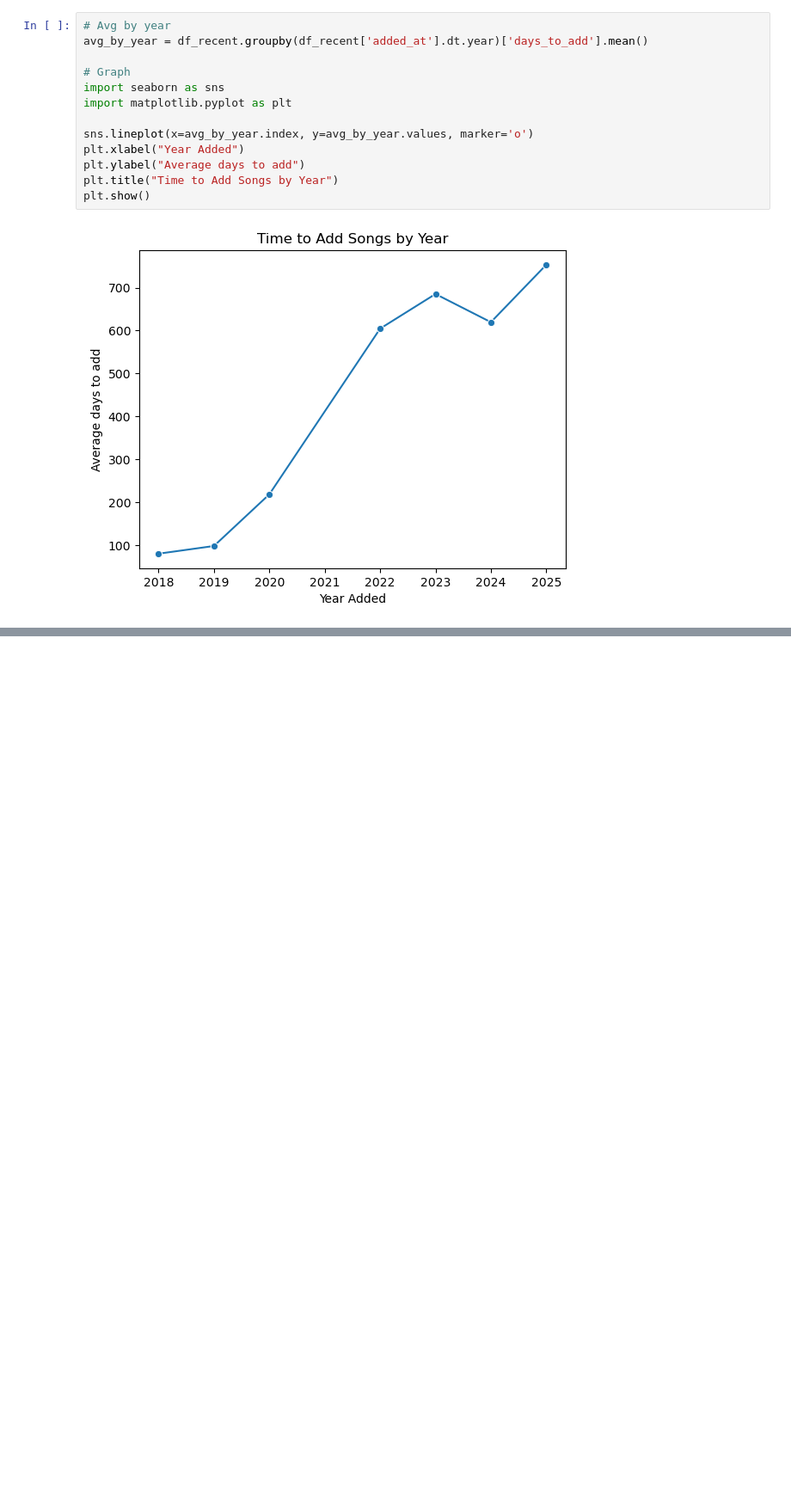
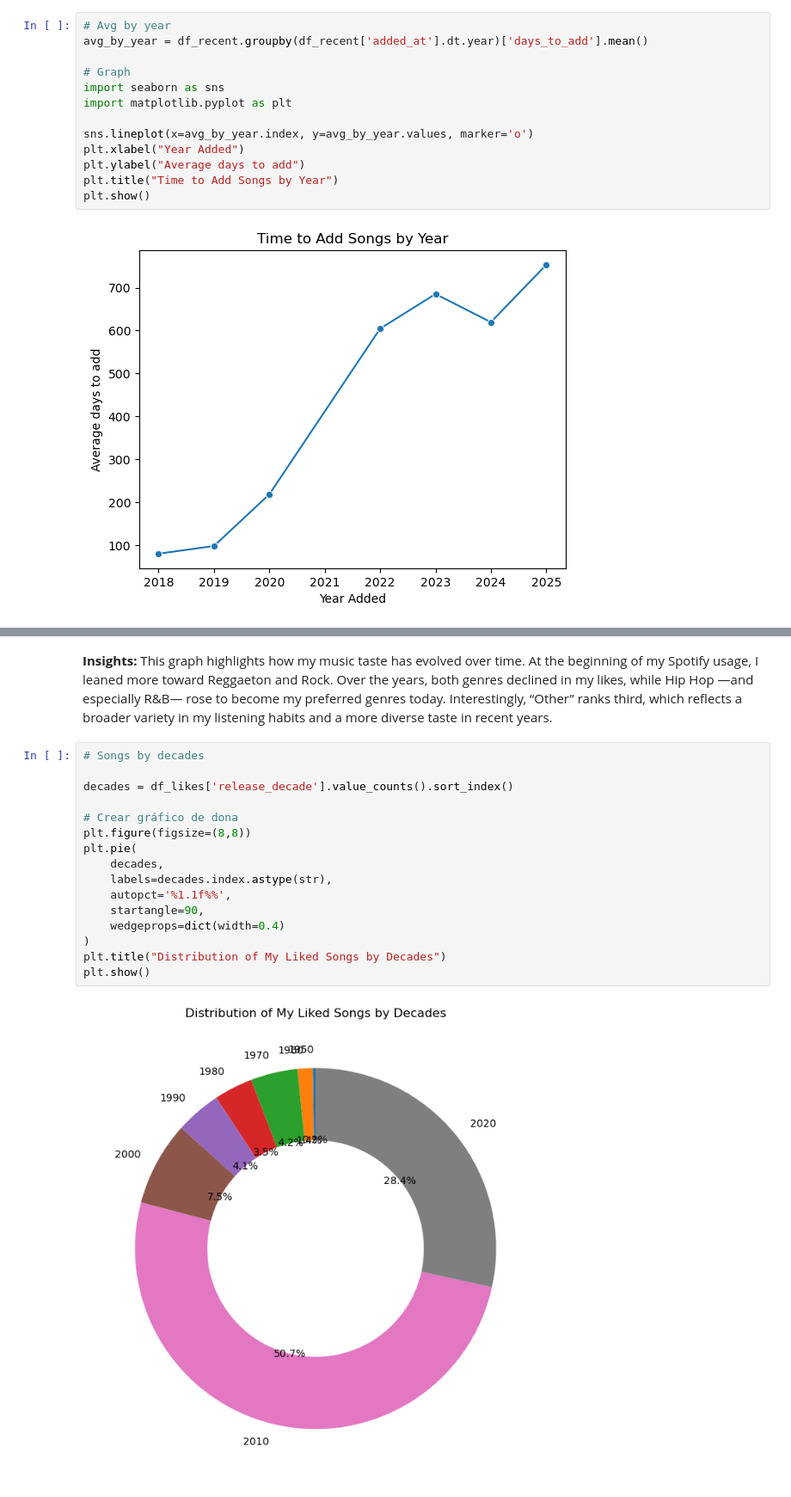
Before and after one commit to Zurita02/Spotify-EDA, a Jupyter notebook: spotify.ipynb, the cells around one changed output, grey strips where cells are left out. Shown: that part at 86% size. Saved outputs shown, nothing was run; the diff lists cells and outputs as text; blank space fills up the shorter version.

```diff
--- a/spotify.ipynb
+++ b/spotify.ipynb
@@ -601,0 +620,20 @@ plt.show()
+# %% [markdown]
+**Insights:** This graph highlights how my music taste has evolved over time. At the beginning of my Spotify usage, I leaned more toward Reggaeton and Rock. Over the years, both genres declined in my likes, while Hip Hop —and especially R&B— rose to become my preferred genres today. Interestingly, “Other” ranks third, which reflects a broader variety in my listening habits and a more diverse taste in recent years.
+# %%
+# Songs by decades
+
+decades = df_likes['release_decade'].value_counts().sort_index()
+
+# Crear gráfico de dona
+plt.figure(figsize=(8,8))
+plt.pie(
+    decades,
+    labels=decades.index.astype(str),
+    autopct='%1.1f%%',
+    startangle=90,
+    wedgeprops=dict(width=0.4)
+)
+plt.title("Distribution of My Liked Songs by Decades")
+plt.show()
+# %% [output]
+[figure, added]
```
Also changed, not shown: parts of 21 cells of this notebook, 1 other file.
